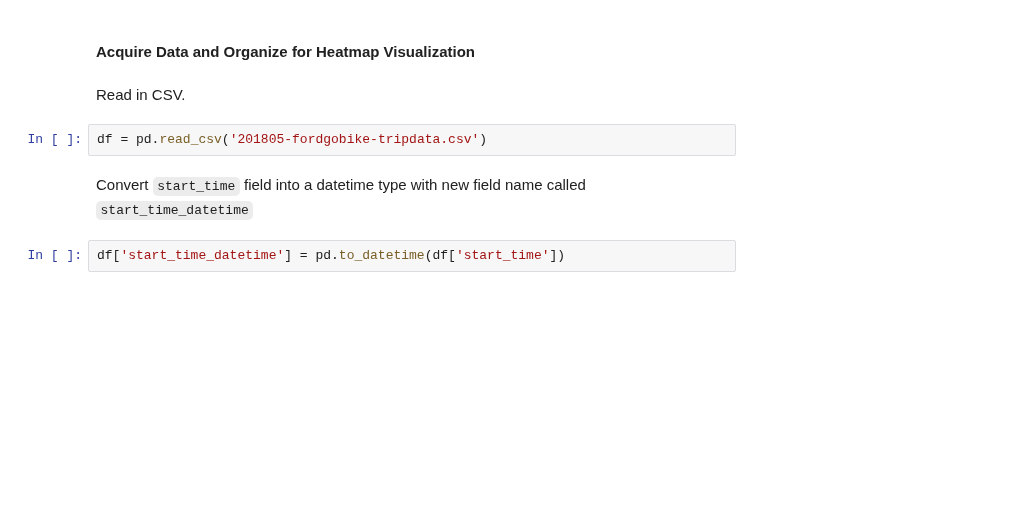
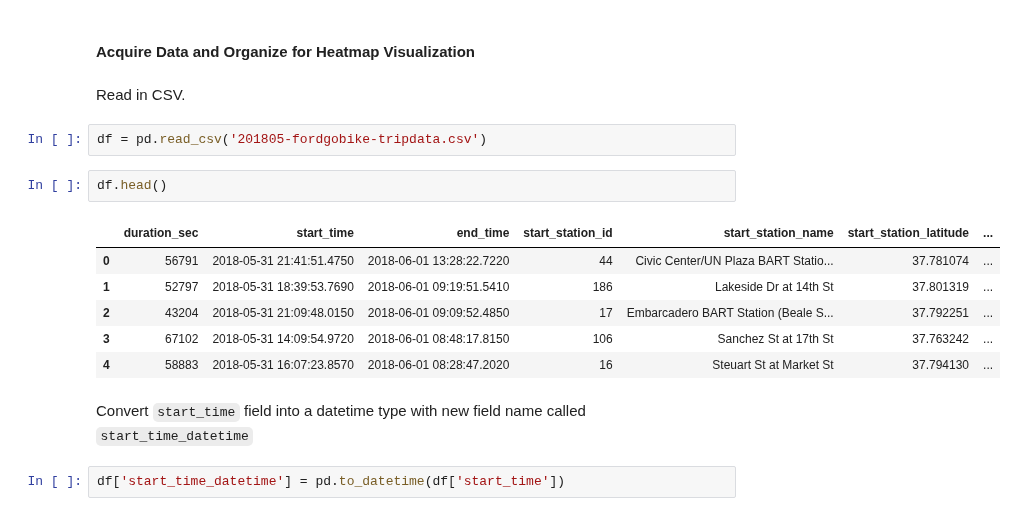
Before and after one commit to frieds/frieds.github.io, a Jupyter notebook: data-visualizations/when_use_heatmaps.ipynb, the cells around one changed output. Cells and saved outputs as stored; diff of their text form; blank space fills up the shorter version.

```diff
--- a/data-visualizations/when_use_heatmaps.ipynb
+++ b/data-visualizations/when_use_heatmaps.ipynb
@@ -39,6 +39,15 @@ I'm curious to see riding patterns by day of week and hour of day. Are they diff
 Read in CSV.
 # %%
 df = pd.read_csv('201805-fordgobike-tripdata.csv')
+# %%
+df.head()
+# %% [output]
+|  | duration_sec | start_time | end_time | start_station_id | start_station_name | start_station_latitude | ... |
+| 0 | 56791 | 2018-05-31 21:41:51.4750 | 2018-06-01 13:28:22.7220 | 44 | Civic Center/UN Plaza BART Statio... | 37.781074 | ... |
+| 1 | 52797 | 2018-05-31 18:39:53.7690 | 2018-06-01 09:19:51.5410 | 186 | Lakeside Dr at 14th St | 37.801319 | ... |
+| 2 | 43204 | 2018-05-31 21:09:48.0150 | 2018-06-01 09:09:52.4850 | 17 | Embarcadero BART Station (Beale S... | 37.792251 | ... |
+| 3 | 67102 | 2018-05-31 14:09:54.9720 | 2018-06-01 08:48:17.8150 | 106 | Sanchez St at 17th St | 37.763242 | ... |
+| 4 | 58883 | 2018-05-31 16:07:23.8570 | 2018-06-01 08:28:47.2020 | 16 | Steuart St at Market St | 37.794130 | ... |
 # %% [markdown]
 Convert `start_time` field into a datetime type with new field name called `start_time_datetime`
 # %%
```
Also changed, not shown: parts of 3 cells of this notebook, 56 other files.
